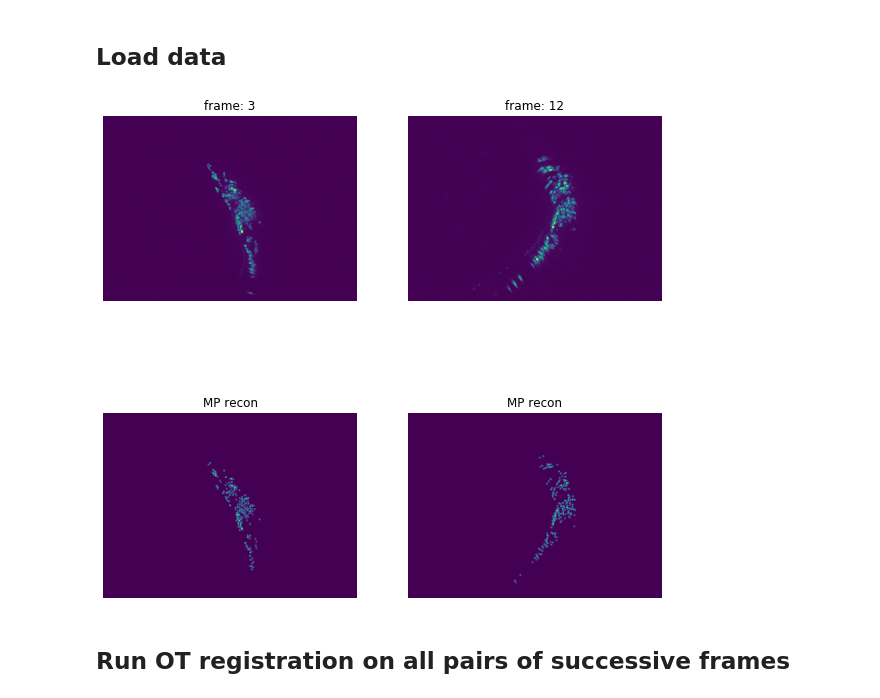
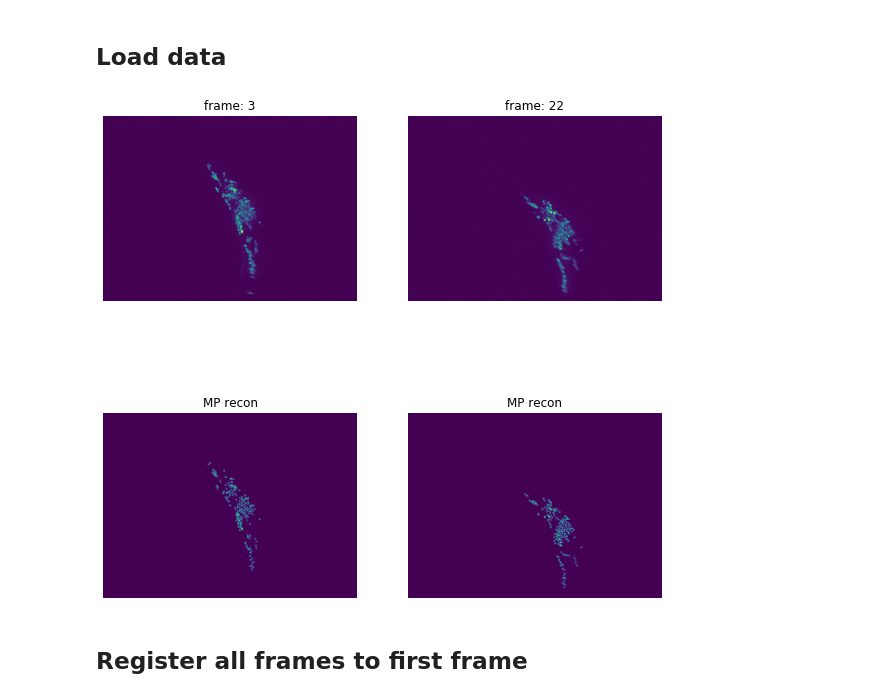
Before and after one commit to evarol/ot_tracking, a Jupyter notebook: python/notebooks/video_straightening/11_multi_frame_registration.ipynb, the cells around one changed output. Cells and saved outputs as stored; diff of their text form; code cells hidden in the pictures.

Commit message:
Got multi-frame registration working for 20 frames

```diff
--- a/python/notebooks/video_straightening/11_multi_frame_registration.ipynb
+++ b/python/notebooks/video_straightening/11_multi_frame_registration.ipynb
@@ -95,7 +92,7 @@ def
 # %%
 # Frames to load
 t_start = 3
-n_frames = 10
+n_frames = 20
 t_vals = range(t_start, t_start + n_frames)
 
 # Load frames from dataset
@@ -113,33 +110,31 @@ wts = [mp_data['weights'][t, :, 0] for t in t_vals]
 
 # Reconstruct images from MPs
 rec = [imagerep.reconstruct_image(pts[i], [cov], wts[i], img_shape) for i in range(n_frames)]
 
 # Indices to plot
 k1 = 0
 k2 = -1
 
 plt.figure(figsize=(10, 10))
 
 plt.subplot(221)
 plot_maxproj(img[k1])
 plt.title(f'frame: {t_vals[k1]}')
 plt.axis('off')
 
 plt.subplot(222)
 plot_maxproj(img[k2])
 plt.title(f'frame: {t_vals[k2]}')
 plt.axis('off');
 
 plt.subplot(223)
 plot_maxproj(rec[k1])
 plt.title('MP recon')
 plt.axis('off')
 
 plt.subplot(224)
 plot_maxproj(rec[k2])
 plt.title('MP recon')
 plt.axis('off');
 # %% [output]
-[figure, old version]
+[figure, new version]
-# %% [markdown]
-## Run OT registration on all pairs of successive frames
@@ -152,0 +141,2 @@ for i in range(n_frames - 1):
+# %% [markdown]
+## Register all frames to first frame
```
Also changed, not shown: parts of 5 cells of this notebook.
